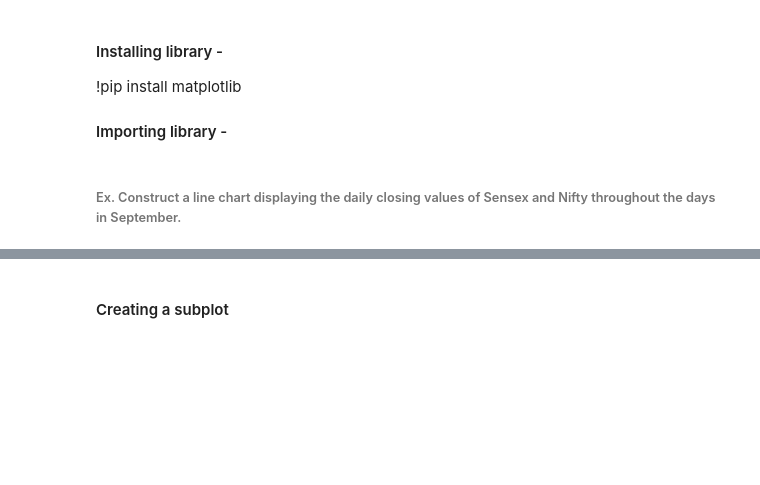
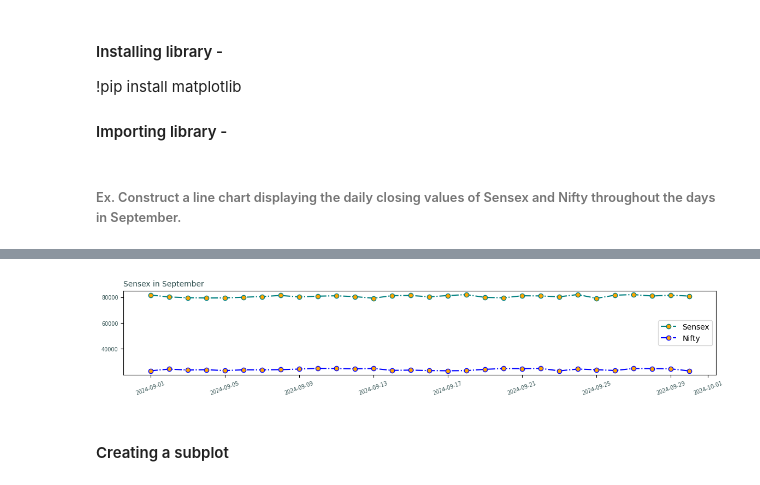
Before and after one commit to knowledge-corner/2025_12_Feb_Python-Data_Viz_analytics, a Jupyter notebook: Classwork/Day - 1 classwork.ipynb, the cells around one changed output, grey strips where cells are left out. Cells and saved outputs as stored; diff of their text form; code cells hidden in the pictures; blank space fills up the shorter version.

```diff
--- a/Classwork/Day - 1 classwork.ipynb
+++ b/Classwork/Day - 1 classwork.ipynb
@@ -1218,2 +1234,13 @@ nifty = np.random.randint(23000, 25000, size = 30)
+# %%
+plt.figure(figsize = (14, 2))
+plt.plot(dates, sensex, color = "teal", ls = "-.", marker = 'o', mfc = "orange")
+plt.plot(dates, nifty, color = "blue", ls = "-.", marker = 'o', mfc = "orange")
+plt.title("Sensex in September", color = "darkslategrey", loc = "left", size = "medium")
+plt.xticks(rotation = 20, color = "darkslategrey", size = "x-small")
+plt.yticks(color = "darkslategrey", size = "x-small")
+plt.legend(["Sensex", "Nifty"])
+plt.show()
+# %% [output]
+[figure, added]
 # %% [markdown]
 #### Creating a subplot
```
Also changed, not shown: parts of 4 cells of this notebook, 1 other file.
